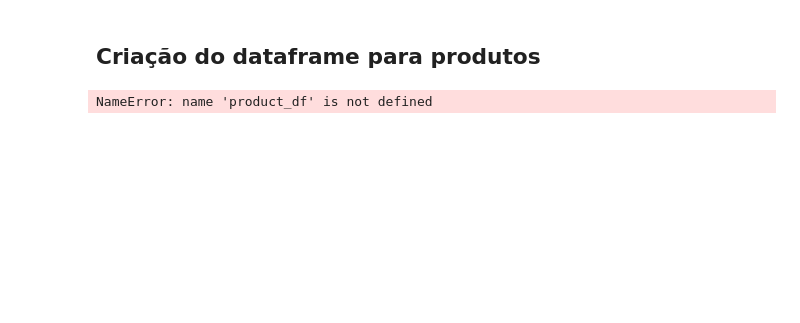
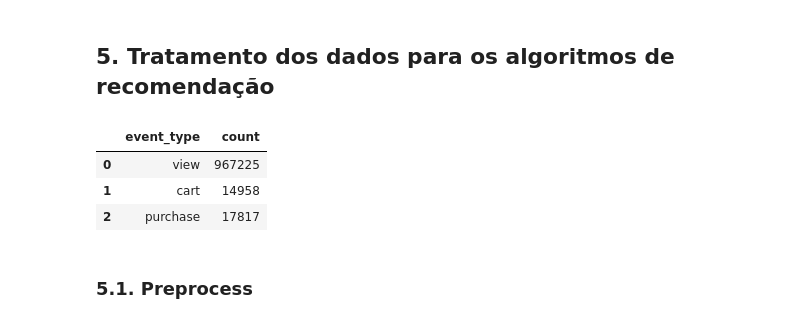
Before and after one commit to GothamAnalytics-7/PMBD, a Jupyter notebook: notebooks/2-DataPrep_FeatureEng.ipynb, the cells around one changed output. Cells and saved outputs as stored; diff of their text form; code cells hidden in the pictures; blank space fills up the shorter version.

Commit message:
Recomendação Item-Item quase Finalizada

```diff
--- a/notebooks/2-DataPrep_FeatureEng.ipynb
+++ b/notebooks/2-DataPrep_FeatureEng.ipynb
@@ -45,0 +53,30 @@ ec = spark.createDataFrame(ec_pandas)
+# %%
+data_dir = "../data/"
+
+dataProcessed_dir = data_dir + "processed/"
+dataRaw_dir = data_dir + "raw/"
+# Criar diretórios se não existirem
+os.makedirs(dataProcessed_dir, exist_ok=True)
+os.makedirs(dataRaw_dir, exist_ok=True)
+
+allData = False
+
+schema = StructType([
+    StructField("event_time", TimestampType(), True),
+    StructField("event_type", StringType(), True),
+    StructField("product_id", LongType(), True),
+    StructField("category_id", LongType(), True),
+    StructField("category_code", StringType(), True),
+    StructField("brand", StringType(), True),
+    StructField("price", DoubleType(), True),
+    StructField("user_id", LongType(), True),
+    StructField("user_session", StringType(), True)
+])
+
+if allData:
+    # Lê o arquivo parquet completo - não recomendado para grandes volumes de dados
+    df = spark.read.parquet(dataRaw_dir + "ec_total.parquet", schema=schema)
+else:
+    # Lê o arquivo parquet em partes - recomendado para grandes volumes de dados
+    df_nov = spark.read.csv(dataRaw_dir + '2019-Nov.csv', schema=schema, header=True).limit(1000000)
+    # df_oct = spark.read.csv(dataRaw_dir + '2019-Oct.csv', schema=schema, header=True)
@@ -239,9 +318,17 @@ user_df.count()
 # %%
 # write in a parquet file
 user_df.write.parquet(data_dir + "user_df.parquet", mode="overwrite")
-# %% [markdown]
-## Criação do dataframe para produtos
-# %%
-product_df
-# %% [output]
-NameError: name 'product_df' is not defined
+# %% [markdown]
+## 5. Tratamento dos dados para os algoritmos de recomendação
+# %%
+# Plot events distribution
+
+events = df_nov.groupBy('event_type').count().toPandas()
+events
+# %% [output]
+|  | event_type | count |
+| 0 | view | 967225 |
+| 1 | cart | 14958 |
+| 2 | purchase | 17817 |
+# %% [markdown]
+### 5.1. Preprocess
```
Also changed, not shown: parts of 46 cells of this notebook, 4 other files.
